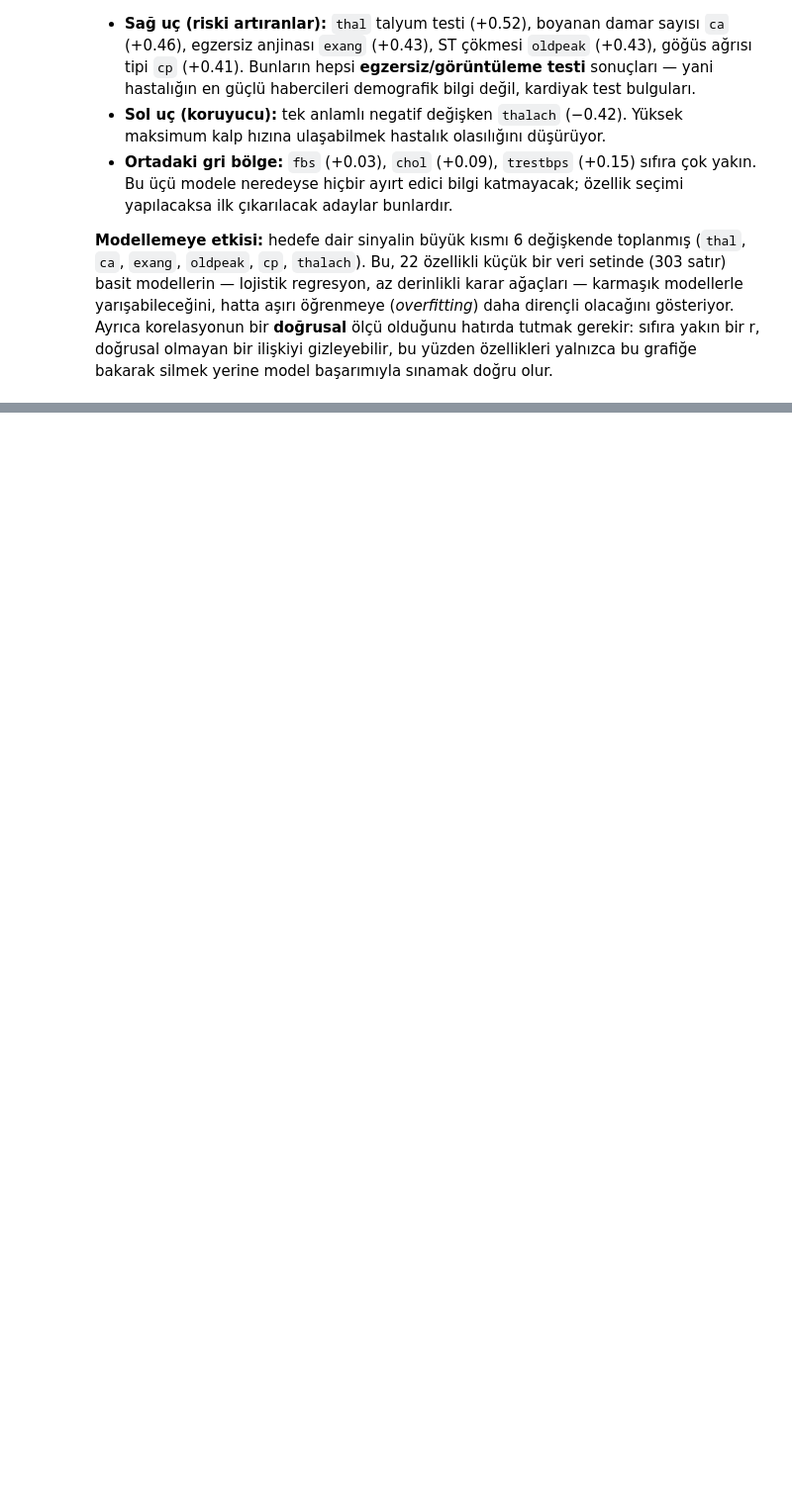
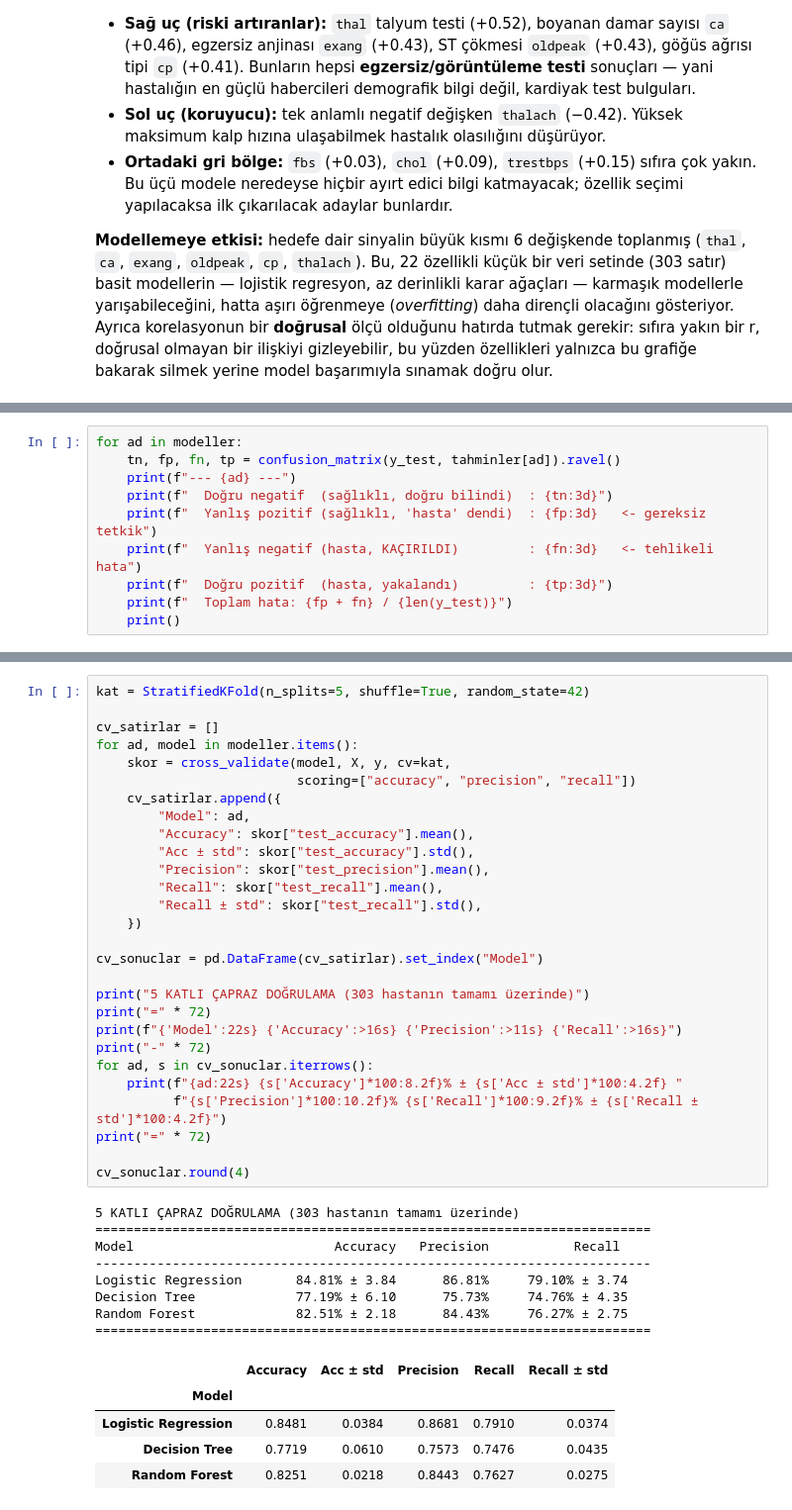
Before and after one commit to ahmttlh16/Siniflandirma_proje_yzt, a Jupyter notebook: analysis.ipynb, the cells around one changed output, grey strips where cells are left out. Shown at 99% size. Saved outputs shown, nothing was run; the diff lists cells and outputs as text; blank space fills up the shorter version.

```diff
--- a/analysis.ipynb
+++ b/analysis.ipynb
@@ -1036,0 +1214,10 @@ sınamak doğru olur.
+# %%
+for ad in modeller:
+    tn, fp, fn, tp = confusion_matrix(y_test, tahminler[ad]).ravel()
+    print(f"--- {ad} ---")
+    print(f"  Doğru negatif  (sağlıklı, doğru bilindi)  : {tn:3d}")
+    print(f"  Yanlış pozitif (sağlıklı, 'hasta' dendi)  : {fp:3d}   <- gereksiz tetkik")
+    print(f"  Yanlış negatif (hasta, KAÇIRILDI)         : {fn:3d}   <- tehlikeli hata")
+    print(f"  Doğru pozitif  (hasta, yakalandı)         : {tp:3d}")
+    print(f"  Toplam hata: {fp + fn} / {len(y_test)}")
+    print()
@@ -1036,0 +1265,42 @@ sınamak doğru olur.
+# %%
+kat = StratifiedKFold(n_splits=5, shuffle=True, random_state=42)
+
+cv_satirlar = []
+for ad, model in modeller.items():
+    skor = cross_validate(model, X, y, cv=kat,
+                          scoring=["accuracy", "precision", "recall"])
+    cv_satirlar.append({
+        "Model": ad,
+        "Accuracy": skor["test_accuracy"].mean(),
+        "Acc ± std": skor["test_accuracy"].std(),
+        "Precision": skor["test_precision"].mean(),
+        "Recall": skor["test_recall"].mean(),
+        "Recall ± std": skor["test_recall"].std(),
+    })
+
+cv_sonuclar = pd.DataFrame(cv_satirlar).set_index("Model")
+
+print("5 KATLI ÇAPRAZ DOĞRULAMA (303 hastanın tamamı üzerinde)")
+print("=" * 72)
+print(f"{'Model':22s} {'Accuracy':>16s} {'Precision':>11s} {'Recall':>16s}")
+print("-" * 72)
+for ad, s in cv_sonuclar.iterrows():
+    print(f"{ad:22s} {s['Accuracy']*100:8.2f}% ± {s['Acc ± std']*100:4.2f} "
+          f"{s['Precision']*100:10.2f}% {s['Recall']*100:9.2f}% ± {s['Recall ± std']*100:4.2f}")
+print("=" * 72)
+
+cv_sonuclar.round(4)
+# %% [output]
+5 KATLI ÇAPRAZ DOĞRULAMA (303 hastanın tamamı üzerinde)
+========================================================================
+Model                          Accuracy   Precision           Recall
+------------------------------------------------------------------------
+Logistic Regression       84.81% ± 3.84      86.81%     79.10% ± 3.74
+Decision Tree             77.19% ± 6.10      75.73%     74.76% ± 4.35
+Random Forest             82.51% ± 2.18      84.43%     76.27% ± 2.75
+========================================================================
+|  | Accuracy | Acc ± std | Precision | Recall | Recall ± std |
+| Model |  |  |  |  |  |
+| Logistic Regression | 0.8481 | 0.0384 | 0.8681 | 0.7910 | 0.0374 |
+| Decision Tree | 0.7719 | 0.0610 | 0.7573 | 0.7476 | 0.0435 |
+| Random Forest | 0.8251 | 0.0218 | 0.8443 | 0.7627 | 0.0275 |
```
Also changed, not shown: parts of 17 cells of this notebook.
